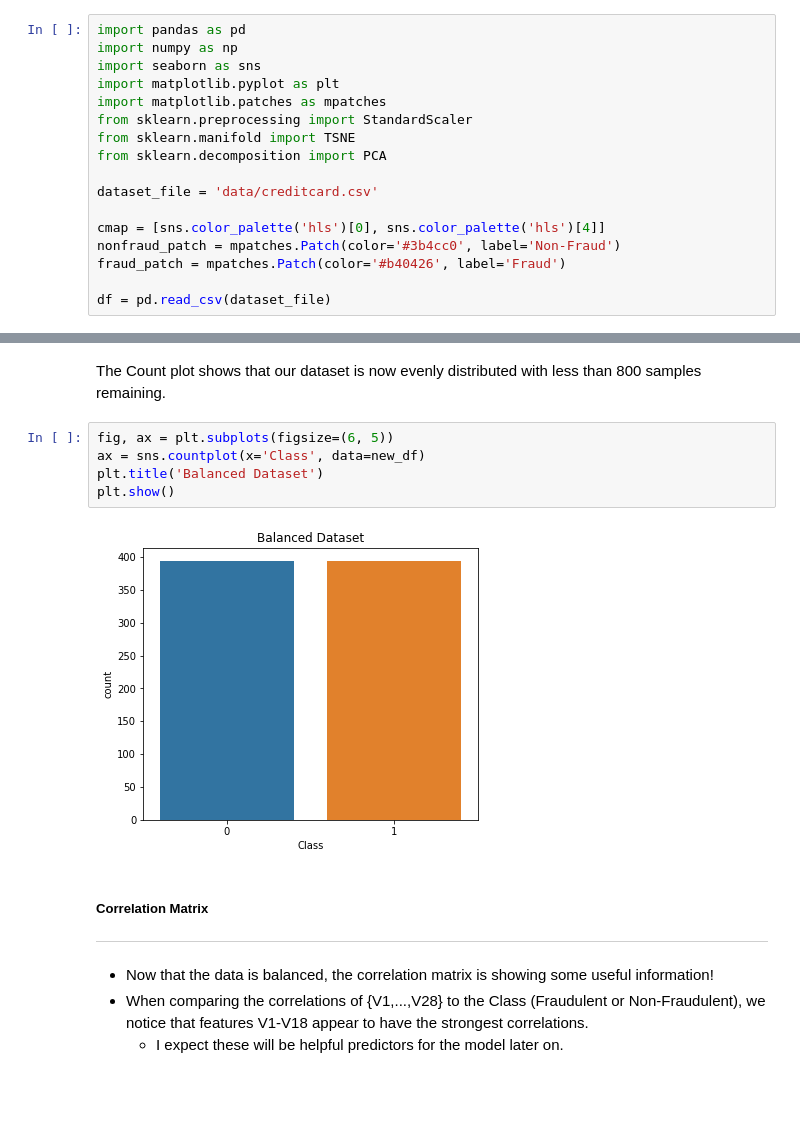
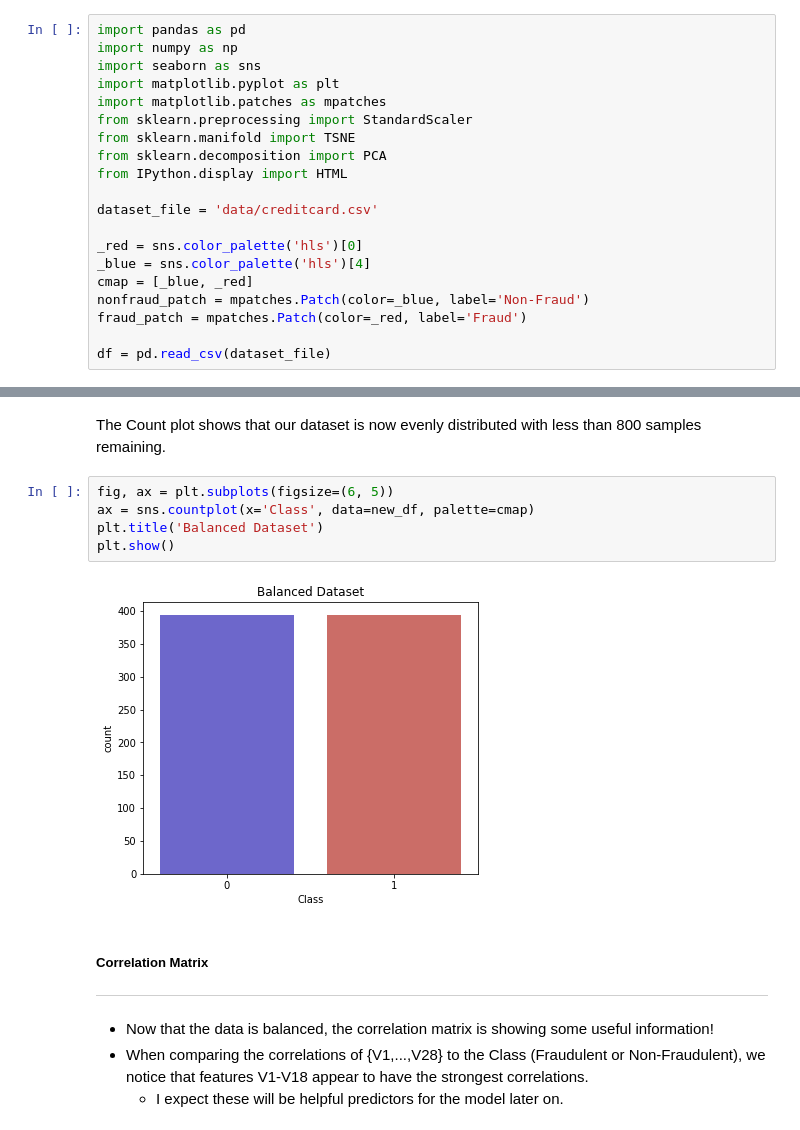
Before and after one commit to chris-caballero/Fraud-Transaction-Detection, a Jupyter notebook: fraud-detection.ipynb, the cells around one changed output, grey strips where cells are left out. Saved outputs shown, nothing was run; the diff lists cells and outputs as text; blank space fills up the shorter version.

Commit message:
Update fraud-detection.ipynb
- continue documenting and formatting notebook. Refactored model training and evaluation.

```diff
--- a/fraud-detection.ipynb
+++ b/fraud-detection.ipynb
@@ -17,12 +17,15 @@ import matplotlib.patches as mpatches
 from sklearn.preprocessing import StandardScaler
 from sklearn.manifold import TSNE
 from sklearn.decomposition import PCA
+from IPython.display import HTML
 
 dataset_file = 'data/creditcard.csv'
 
-cmap = [sns.color_palette('hls')[0], sns.color_palette('hls')[4]]
-nonfraud_patch = mpatches.Patch(color='#3b4cc0', label='Non-Fraud')
-fraud_patch = mpatches.Patch(color='#b40426', label='Fraud')
+_red = sns.color_palette('hls')[0]
+_blue = sns.color_palette('hls')[4]
+cmap = [_blue, _red]
+nonfraud_patch = mpatches.Patch(color=_blue, label='Non-Fraud')
+fraud_patch = mpatches.Patch(color=_red, label='Fraud')
 
 df = pd.read_csv(dataset_file)
 # %% [markdown]
@@ -206,11 +209,11 @@ print(len(new_df))
 The Count plot shows that our dataset is now evenly distributed with less than 800 samples remaining.
 # %%
 fig, ax = plt.subplots(figsize=(6, 5))
-ax = sns.countplot(x='Class', data=new_df)
+ax = sns.countplot(x='Class', data=new_df, palette=cmap)
 plt.title('Balanced Dataset')
 plt.show()
 # %% [output]
-[figure, old version]
+[figure, new version]
 # %% [markdown]
 ##### Correlation Matrix
 ***
```
Also changed, not shown: parts of 41 cells of this notebook.
